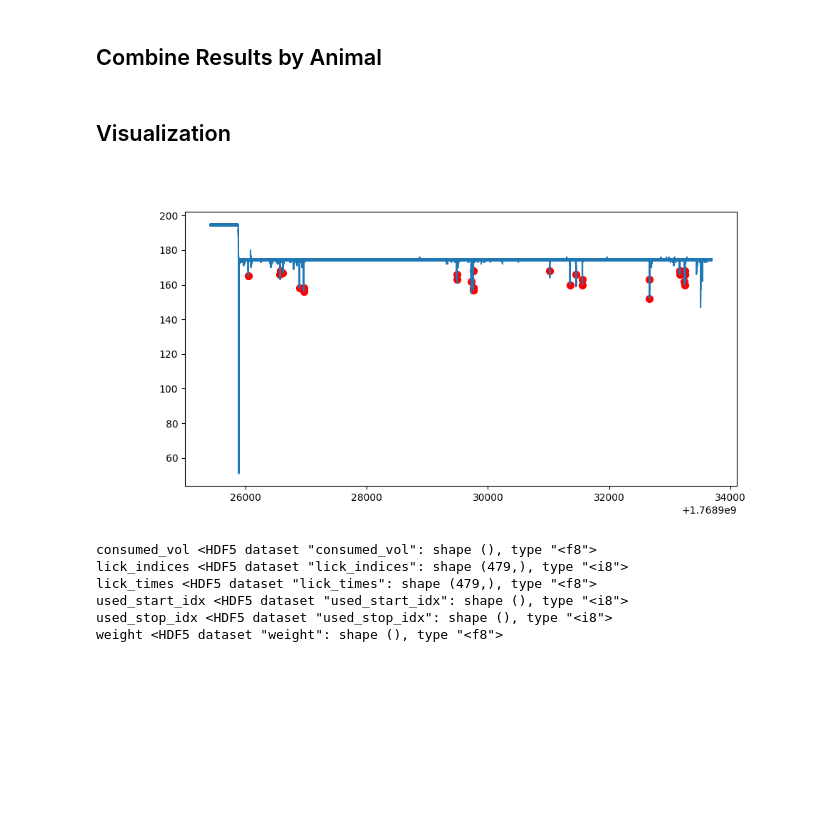
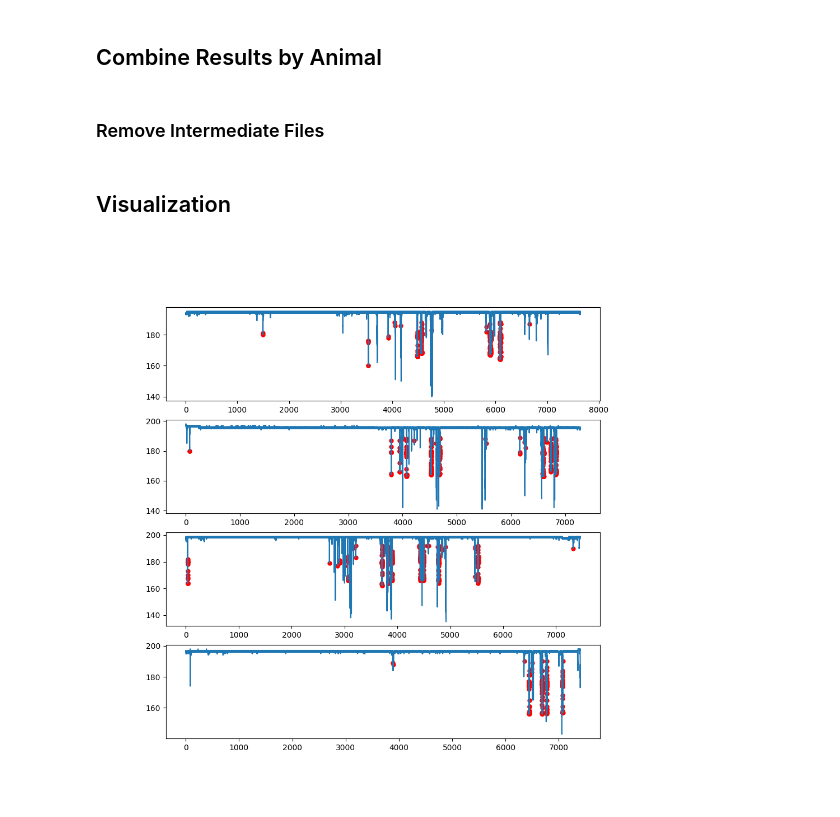
Before and after one commit to TimmeLab/CLiQR, a Jupyter notebook: DataAnalysis.ipynb, the cells around one changed output. Drawn from its saved outputs; the diff is of its cells as text; code cells hidden in the pictures; blank space fills up the shorter version.

Commit message:
Python lick detection scripts now create a combined data file for all days of an experiment, organized by animal ID

```diff
--- a/DataAnalysis.ipynb
+++ b/DataAnalysis.ipynb
@@ -240,12 +241,18 @@ for animal_id in layout.values:
             filtered_data_filename_base = "filtered" + raw_data_filename_base[3:]
             filtered_data_filename = os.path.join(os.path.dirname(raw_data_filename), filtered_data_filename_base)
 
-            try:
-                with h5py.File(filtered_data_filename, 'r') as filtered_h5f:
-                    grp2.create_dataset('weights', data=h5f[animal_id]['weight'][()])
-                    grp2.create_dataset('consumed_vols', data=h5f[animal_id]['consumed_vol'][()])
-                    grp2.create_dataset('lick_indices', data=h5f[animal_id]['lick_indices'][()])
-                    grp2.create_dataset('lick_times', data=h5f[animal_id]['lick_times'][()])
-            except KeyError:
+            #try:
+            with h5py.File(filtered_data_filename, 'r') as h5f:
+                grp2.create_dataset('weights', data=h5f[animal_id]['weight'][()])
+                grp2.create_dataset('consumed_vols', data=h5f[animal_id]['consumed_vol'][()])
+                grp2.create_dataset('lick_indices', data=h5f[animal_id]['lick_indices'][()])
+                grp2.create_dataset('lick_times', data=h5f[animal_id]['lick_times'][()])
+                grp2.create_dataset('cap_data', data=h5f[animal_id]['cap_data'][()])
+                grp2.create_dataset('time_data', data=h5f[animal_id]['time_data'][()])
+                grp2.create_dataset('used_start_idx', data=h5f[animal_id]['used_start_idx'][()])
+                grp2.create_dataset('used_stop_idx', data=h5f[animal_id]['used_stop_idx'][()])
+            #except KeyError:
                 # If we don't have the animal recorded in this file, move on to the next
-                continue
+                #continue
+# %% [markdown]
+### Remove Intermediate Files
@@ -254,35 +264,27 @@ for animal_id in layout.values:
 # %%
 # Select the animal of interest and this cell will plot the full
 # capacitive trace and place a red dot on each detected lick.
 # This assumes you've selected the appropriate raw data files and run
 # the analysis so the corresponding results_combined...h5 file exists
 # and has its filename stored in combined_filename
 animal_id = "AEW6-1"
 
-with h5py.File(file, 'r') as h5f:
-    sensor_data = h5f[f'board_FT232H{board}'][f'sensor_{sensor}']
-    cap_data = sensor_data['cap_data'][()]
-    time_data = sensor_data['time_data'][()]
-
-with h5py.File(filtered_file, 'r') as h5f:
-    lick_indices = h5f[f'A{sensor}']['lick_indices'][()]
-    start_idx = h5f[f'A{sensor}']['used_start_idx'][()]
+with h5py.File(combined_filepath, 'r') as h5f:
+    animal_data = h5f[animal_id]
+    cap_data = {}
+    time_data = {}
+    lick_indices = {}
+    for grp_num, grp_data in animal_data.items():
+        grp_num = int(grp_num)
+        cap_data[grp_num] = grp_data['cap_data'][()]
+        time_data[grp_num] = grp_data['time_data'][()]
+        lick_indices[grp_num] = grp_data['lick_indices'][()]
 
 %matplotlib widget
-fig, ax = plt.subplots(figsize=(10,5))
-ax.plot(time_data, cap_data)
-ax.scatter(time_data[lick_indices + start_idx], cap_data[lick_indices + start_idx], marker='o', c='r', s=50)
+fig, ax = plt.subplots(nrows=len(cap_data),figsize=(10,10))
+for i in range(len(cap_data)):
+    ax[i].plot(time_data[i], cap_data[i])
+    ax[i].scatter(time_data[i][lick_indices[i]], cap_data[i][lick_indices[i]], marker='o', c='r', s=25)
 plt.show()
 # %% [output]
-[figure, old version]
+[figure, new version]
-# %%
-with h5py.File("/Users/christopher/TimmeLab/Capacitive-Lick-Detection/Lickometry Data/AEW6/filtered_data_2026-01-21_11-14-14.h5", 'r') as h5f:
-    for k,v in h5f['AEW6-1'].items():
-        print(k,v)
-# %% [output]
-consumed_vol <HDF5 dataset "consumed_vol": shape (), type "<f8">
-lick_indices <HDF5 dataset "lick_indices": shape (479,), type "<i8">
-lick_times <HDF5 dataset "lick_times": shape (479,), type "<f8">
-used_start_idx <HDF5 dataset "used_start_idx": shape (), type "<i8">
-used_stop_idx <HDF5 dataset "used_stop_idx": shape (), type "<i8">
-weight <HDF5 dataset "weight": shape (), type "<f8">
```
Also changed, not shown: parts of 2 cells of this notebook, 1 other file.
